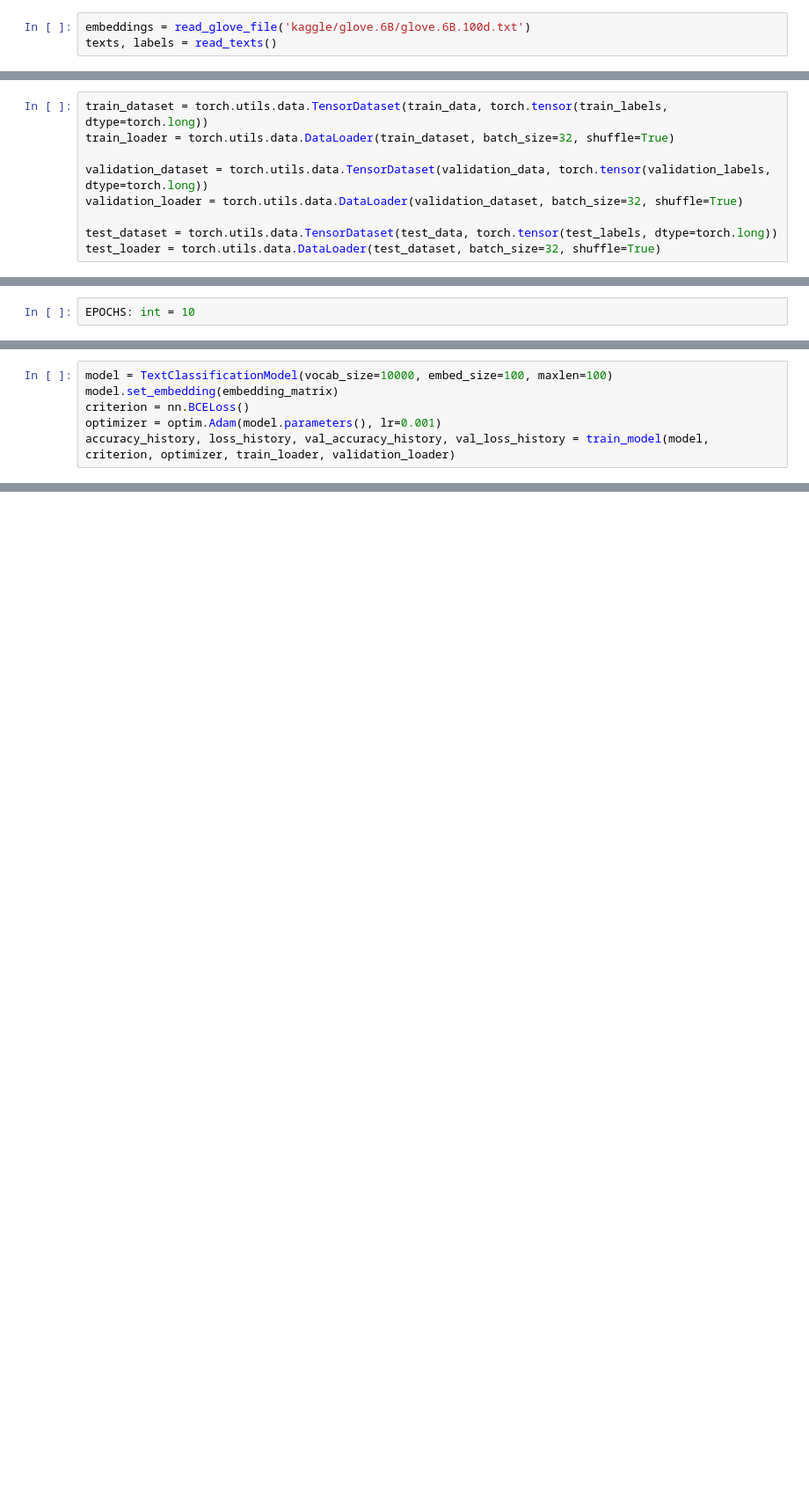
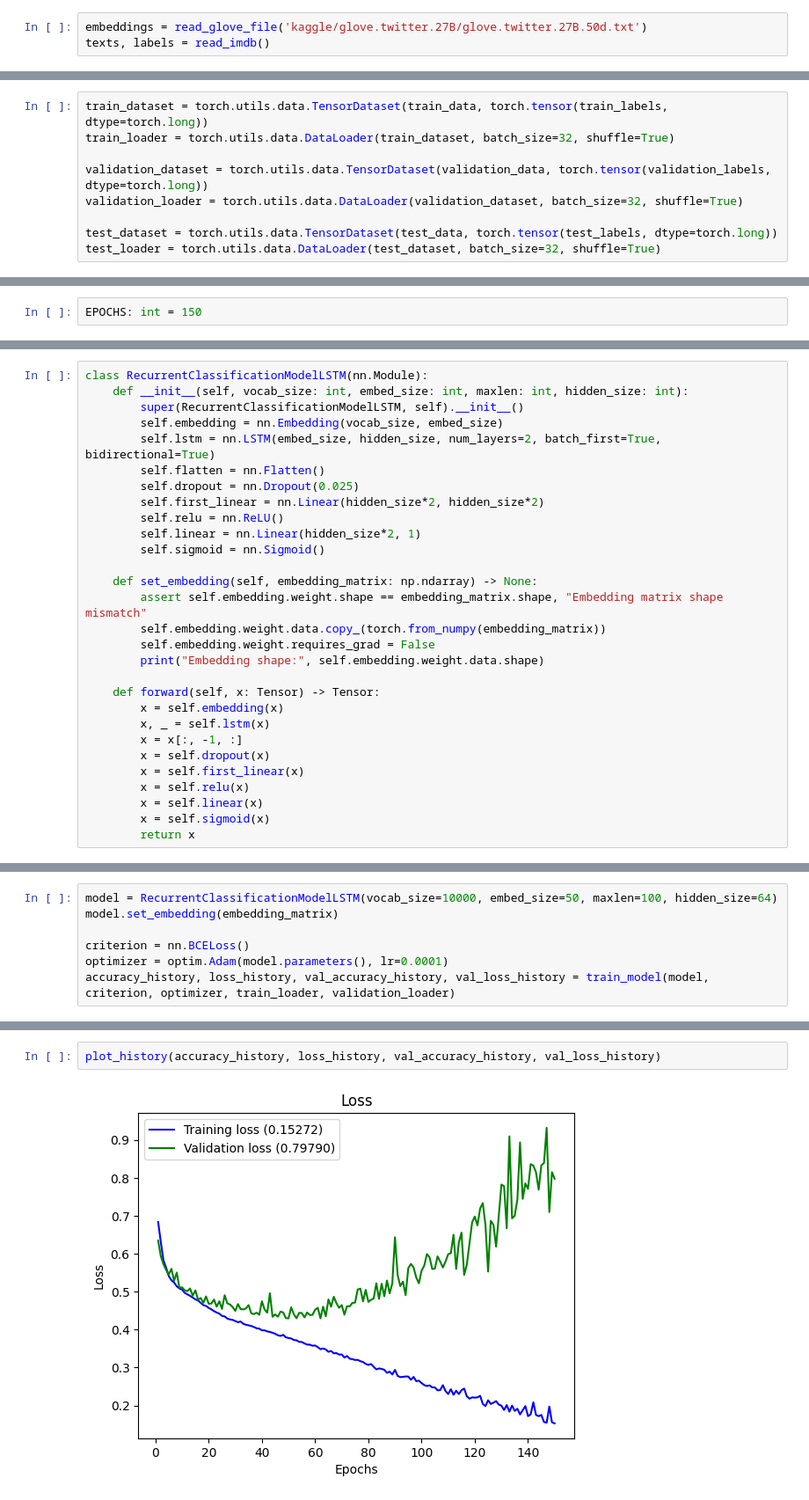
Before and after one commit to lursz/DeepNeuralNetworks, a Jupyter notebook: 7_RNN/7_Ex_RNN_Embeding.ipynb, the cells around one changed output, grey strips where cells are left out. Shown at 88% size. Saved outputs shown, nothing was run; the diff lists cells and outputs as text; blank space fills up the shorter version.

Commit message:
7 - RNN & Embeding - 80% accuracy

```diff
--- a/7_RNN/7_Ex_RNN_Embeding.ipynb
+++ b/7_RNN/7_Ex_RNN_Embeding.ipynb
@@ -92,6 +113,6 @@ def read_texts() -> tuple[list[str], list[int]]:
 
     return texts, labels
 # %%
-embeddings = read_glove_file('kaggle/glove.6B/glove.6B.100d.txt')
-texts, labels = read_texts()
+embeddings = read_glove_file('kaggle/glove.twitter.27B/glove.twitter.27B.50d.txt')
+texts, labels = read_imdb()
 # %% [output]
@@ -192,5 +216,5 @@ test_loader = torch.utils.data.DataLoader(test_dataset, batch_size=32, shuffle=T
 # %%
-EPOCHS: int = 10
+EPOCHS: int = 150
 # %%
 class TextClassificationModel(nn.Module):
     def __init__(self, vocab_size: int, embed_size: int, maxlen: int):
@@ -222,6 +248,35 @@ class TextClassificationModel(nn.Module):
         x = self.linear(x)
         x = self.sigmoid(x)
         return x
+# %%
+class RecurrentClassificationModelLSTM(nn.Module):
+    def __init__(self, vocab_size: int, embed_size: int, maxlen: int, hidden_size: int):
+        super(RecurrentClassificationModelLSTM, self).__init__()
+        self.embedding = nn.Embedding(vocab_size, embed_size)
+        self.lstm = nn.LSTM(embed_size, hidden_size, num_layers=2, batch_first=True, bidirectional=True)
+        self.flatten = nn.Flatten()
+        self.dropout = nn.Dropout(0.025)
+        self.first_linear = nn.Linear(hidden_size*2, hidden_size*2)
+        self.relu = nn.ReLU()
+        self.linear = nn.Linear(hidden_size*2, 1)
+        self.sigmoid = nn.Sigmoid()
+
+    def set_embedding(self, embedding_matrix: np.ndarray) -> None:
+        assert self.embedding.weight.shape == embedding_matrix.shape, "Embedding matrix shape mismatch"
+        self.embedding.weight.data.copy_(torch.from_numpy(embedding_matrix))
+        self.embedding.weight.requires_grad = False
+        print("Embedding shape:", self.embedding.weight.data.shape)
+
+    def forward(self, x: Tensor) -> Tensor:
+        x = self.embedding(x)
+        x, _ = self.lstm(x)
+        x = x[:, -1, :]
+        x = self.dropout(x)
+        x = self.first_linear(x)
+        x = self.relu(x)
+        x = self.linear(x)
+        x = self.sigmoid(x)
+        return x
 # %%
 def train_model(model: nn.Module, criterion: nn.Module, optimizer: optim.Optimizer,
                 train_loader: torch.utils.data.DataLoader, validation_loader: torch.utils.data.DataLoader) -> tuple[list[float], list[float], list[float], list[float]]:
@@ -279,7 +360,8 @@ def train_model(model: nn.Module, criterion: nn.Module, optimizer: optim.Optimiz
 # %%
-model = TextClassificationModel(vocab_size=10000, embed_size=100, maxlen=100)
+model = RecurrentClassificationModelLSTM(vocab_size=10000, embed_size=50, maxlen=100, hidden_size=64)
 model.set_embedding(embedding_matrix)
+
 criterion = nn.BCELoss()
-optimizer = optim.Adam(model.parameters(), lr=0.001)
+optimizer = optim.Adam(model.parameters(), lr=0.0001)
 accuracy_history, loss_history, val_accuracy_history, val_loss_history = train_model(model, criterion, optimizer, train_loader, validation_loader)
 # %% [output]
@@ -317,0 +410,4 @@ Validation loss: 0.6033857453473007, accuracy: 0.6948
+# %%
+plot_history(accuracy_history, loss_history, val_accuracy_history, val_loss_history)
+# %% [output]
+[figure, added]
```
Also changed, not shown: parts of 26 cells of this notebook.
